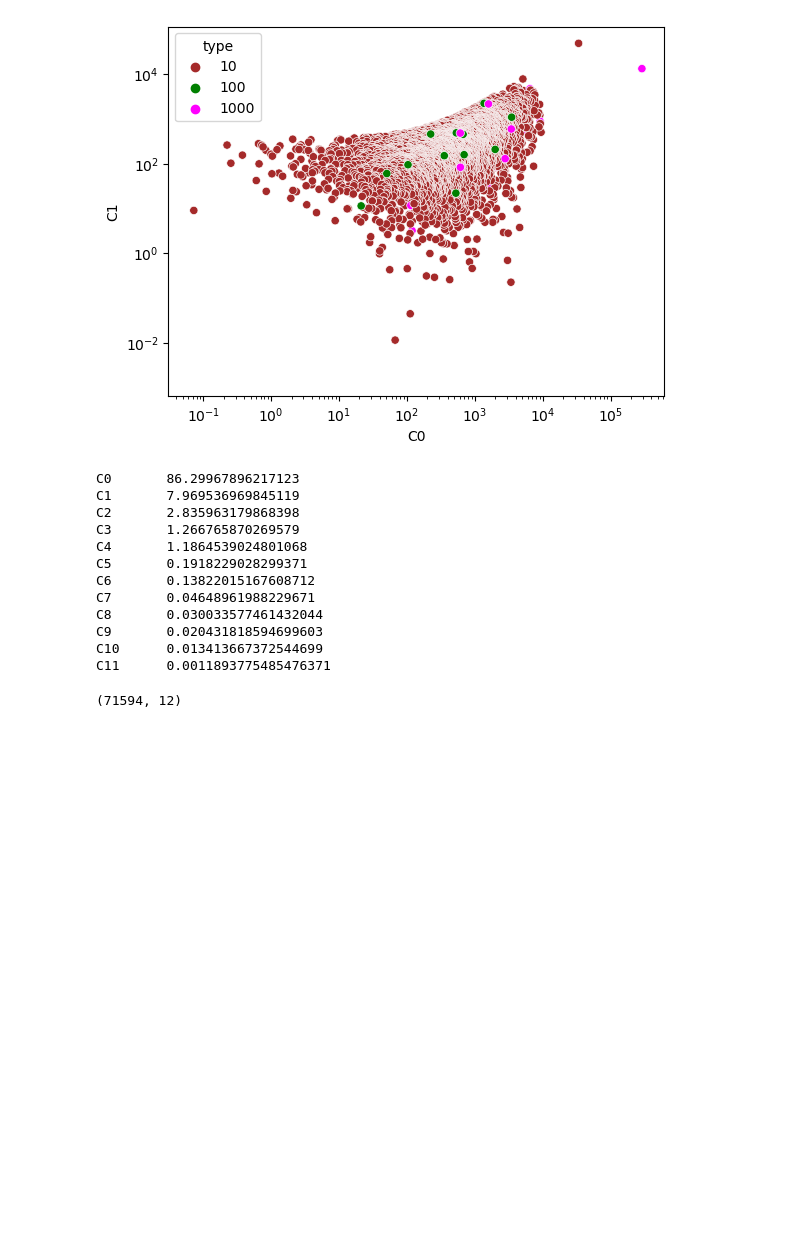
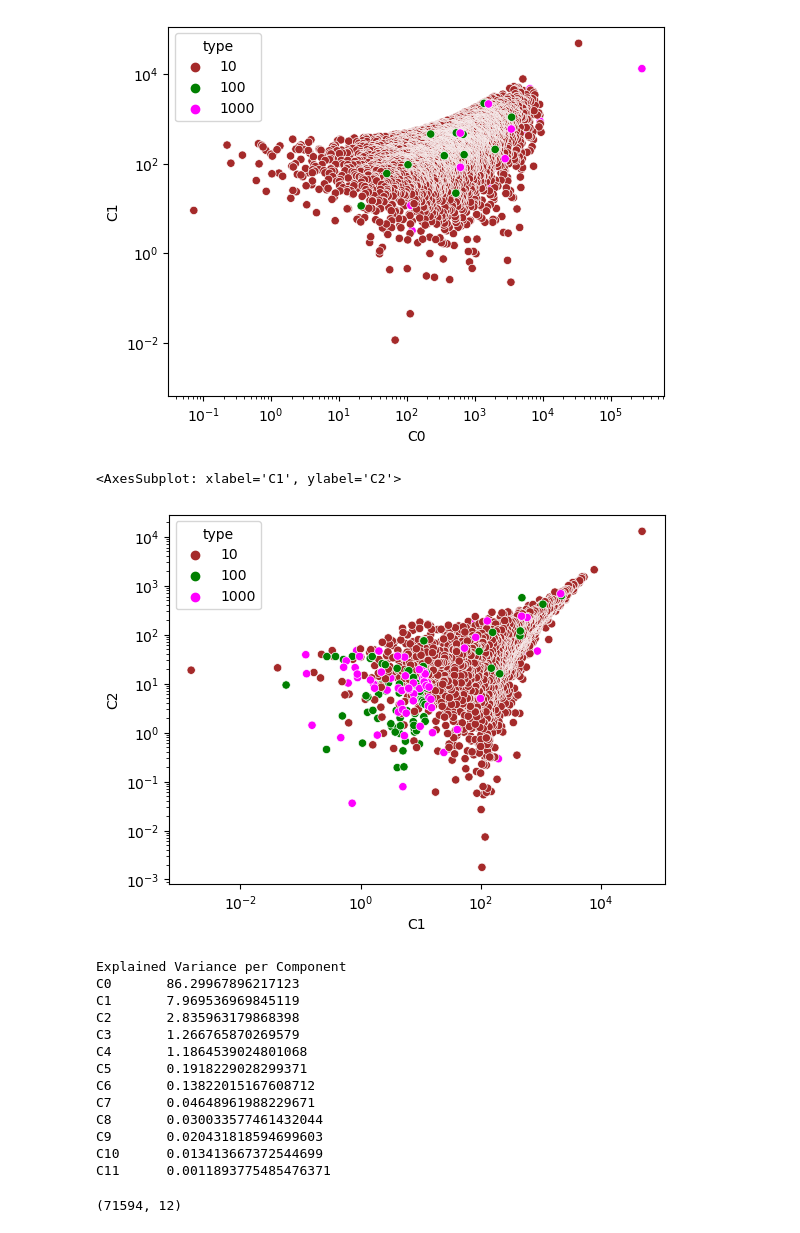
Before and after one commit to eisko/MAPseq_analysis, a Jupyter notebook: cell visualization ncount.ipynb, the cells around one changed output. Cells and saved outputs as stored; diff of their text form; code cells hidden in the pictures; blank space fills up the shorter version.

```diff
--- a/cell visualization ncount.ipynb
+++ b/cell visualization ncount.ipynb
@@ -173,10 +173,13 @@ sorted = [sort_by_celltype(df, pt_areas=["AMY", "SNr", "SCm", "PG", "PAG", "BS"]
 omc_mm_sort = []
 omc_st_sort = []
 for i in range(num_samples):
+    df = sorted[i].copy()
+    df['mice'] = mice[i]
+
     if species[i] == "MMus":
-        omc_mm_sort.append(sorted[i])
+        omc_mm_sort.append(df)
     else:
-        omc_st_sort.append(sorted[i])
+        omc_st_sort.append(df)
 
 sorted_mm_all = pd.concat(omc_mm_sort)
 sorted_st_all = pd.concat(omc_st_sort)
@@ -214,11 +221,20 @@ g
 Name: type, dtype: int64
 <AxesSubplot: xlabel='C0', ylabel='C1'>
 [figure]
+# %%
+g = sns.scatterplot(plot, x="C1", y="C2", hue="type", palette=color_dict)
+g.set(xscale='log', yscale='log')
+g
+# %% [output]
+<AxesSubplot: xlabel='C1', ylabel='C2'>
+[figure, added]
 # %%
 com_var = pca.explained_variance_ratio_
+print("Explained Variance per Component")
 for i in range(com_var.shape[0]):
     print(com_labels[i], "\t", com_var[i]*100)
 # %% [output]
+Explained Variance per Component
 C0       86.29967896217123
 C1       7.969536969845119
 C2       2.835963179868398
```
Also changed, not shown: parts of 7 cells of this notebook.
